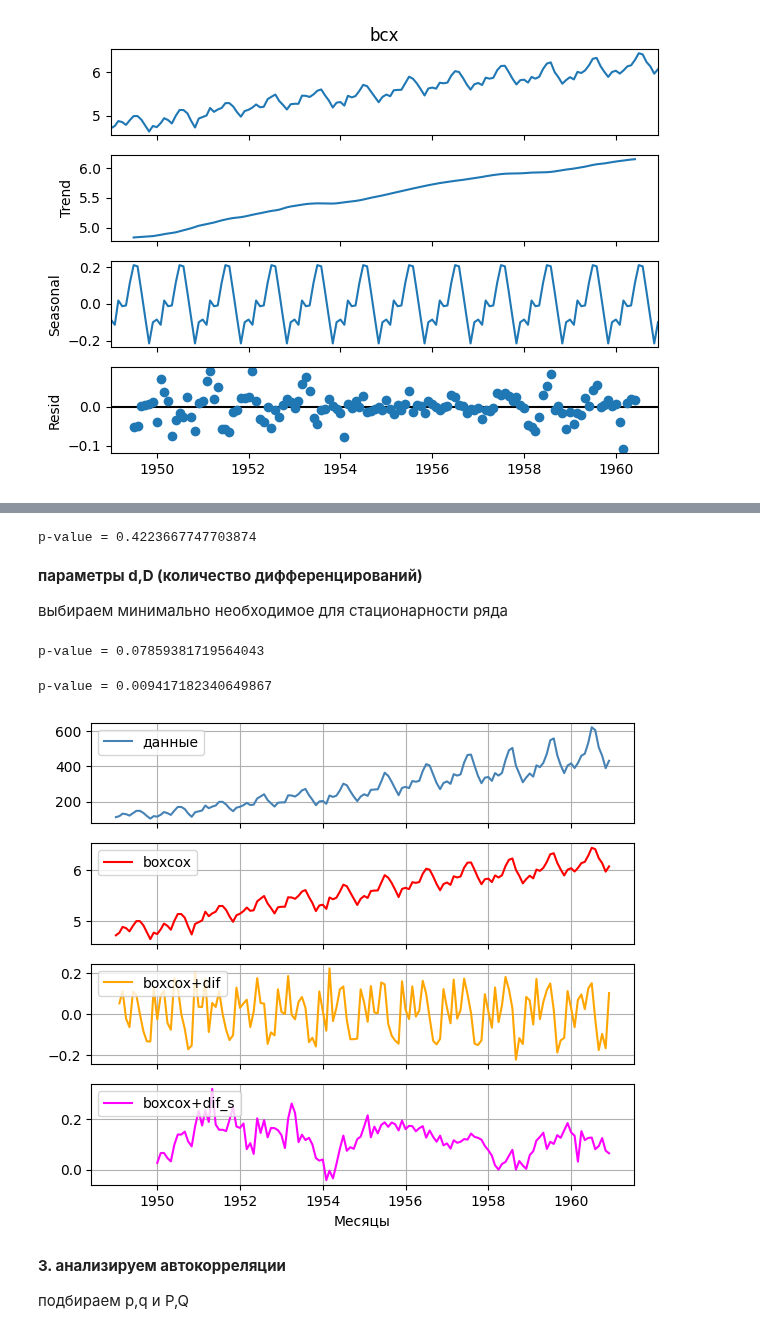
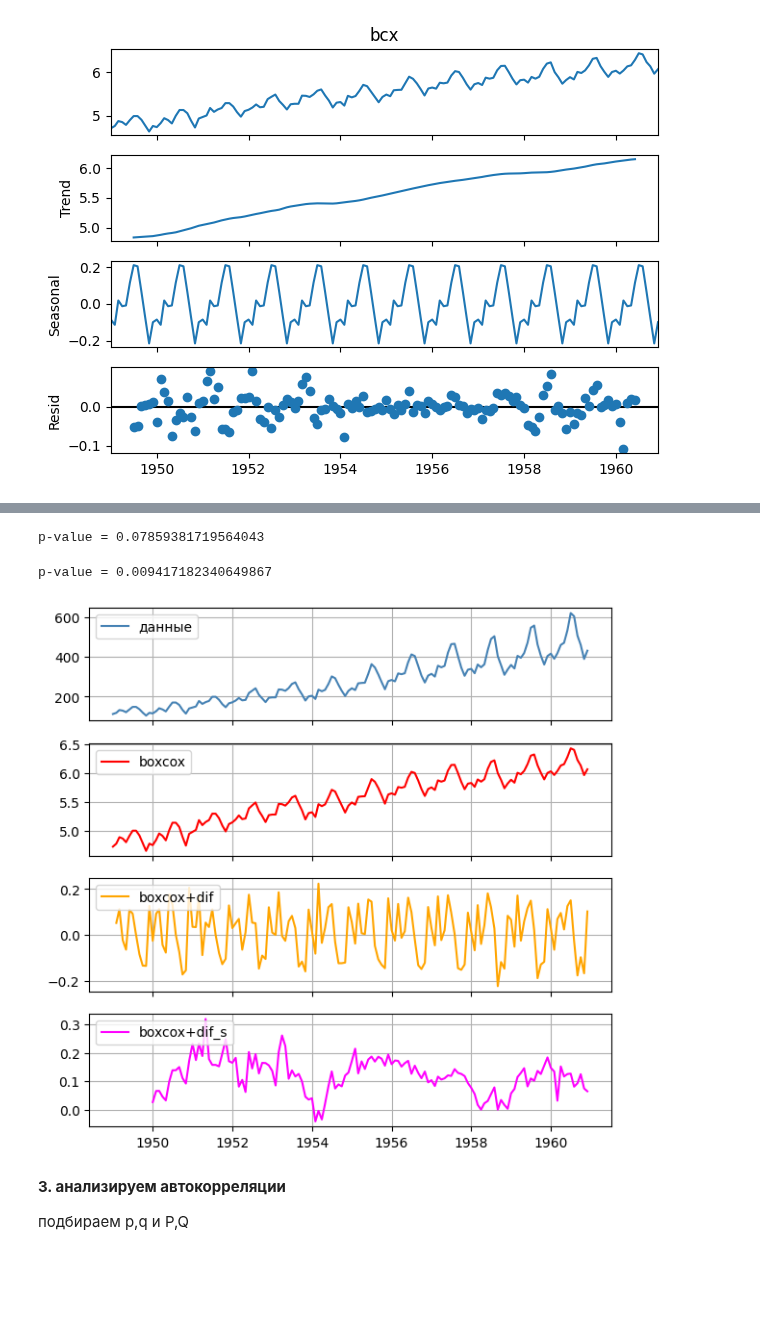
Before and after one commit to mechanoid5/ml_lectorium_2024_I, a Jupyter notebook: examples/22-time-series/02-sarima.ipynb, the cells around one changed output, grey strips where cells are left out. Cells and saved outputs as stored; diff of their text form; code cells hidden in the pictures; blank space fills up the shorter version.

```diff
--- a/examples/22-time-series/02-sarima.ipynb
+++ b/examples/22-time-series/02-sarima.ipynb
@@ -94,8 +70,7 @@ __2. стабилизируем дисперсию (Бокс-Кокс)__
+# %%
+from scipy.special import boxcox
+df['bcx'] = boxcox( df['values'],0 )
 # %%
-from scipy.special import boxcox
-
-df['bcx'] = boxcox( df['#Passengers'],0 )
-
 # from scipy.special import inv_boxcox
 # df['bcx_inv'] = inv_boxcox(df['bcx'],0)
 # %%
@@ -130,47 +115,34 @@ __3. преобразуем ряд в стационарный__
-# %%
-# Проверка временного ряда на стационарность
-#     тест Дики-Фуллера (Dickey-Fuller test)
-from statsmodels.tsa.stattools import adfuller
-adf_test = adfuller(df['bcx'])
-print('p-value = ' + str(adf_test[1]))
-# %% [output]
-p-value = 0.4223667747703874
-# %% [markdown]
-__параметры d,D (количество дифференцирований)__
-
-выбираем минимально необходимое для стационарности ряда
 # %%
 # дифференцирование
-df['dif'] = df['bcx'].diff()#.diff().diff()
-df['dif_s'] = df['bcx'].diff(periods=S)
+df['dif'] = df['bcx'].diff()
+adf_test = adfuller(df['dif'].fillna(0.))
+print('p-value = ' + str(adf_test[1]))
+# %% [output]
+p-value = 0.07859381719564043
 # %%
-adf_test = adfuller(df['dif'].fillna(0.))
+# сезонное дифференцирование
+df['dif_s'] = df['bcx'].diff(S)
+adf_test = adfuller(df['dif_s'].fillna(0.))
 print('p-value = ' + str(adf_test[1]))
 # %% [output]
-p-value = 0.07859381719564043
+p-value = 0.009417182340649867
-# %%
-adf_test = adfuller(df['dif_s'].fillna(0.))
-print('p-value = ' + str(adf_test[1]))
-# %% [output]
-p-value = 0.009417182340649867
 # %%
-fig,ax = plt.subplots(4,1, figsize = (7,6),sharex=True)
-ax[0].plot(df['#Passengers'], label = 'данные', color = 'steelblue')
+fig,ax = plt.subplots(4,1, figsize = (7,7),sharex=True)
+ax[0].plot(df['values'], label = 'данные', color = 'steelblue')
 ax[0].legend(title = '', loc = 'upper left', )
 ax[0].grid()
 
 ax[1].plot(df['bcx'], label = 'boxcox', color = 'red')
 ax[1].legend(title = '', loc = 'upper left', )
 ax[1].grid()
 
 ax[2].plot(df['dif'], label = 'boxcox+dif', color = 'orange')
 ax[2].legend(title = '', loc = 'upper left', )
 ax[2].grid()
 
 ax[3].plot(df['dif_s'], label = 'boxcox+dif_s', color = 'magenta')
 ax[3].legend(title = '', loc = 'upper left', )
-ax[3].set_xlabel('Месяцы', )
 ax[3].grid()
 # %% [output]
-[figure, old version]
+[figure, new version]
 # %%
```
Also changed, not shown: parts of 67 cells of this notebook.
